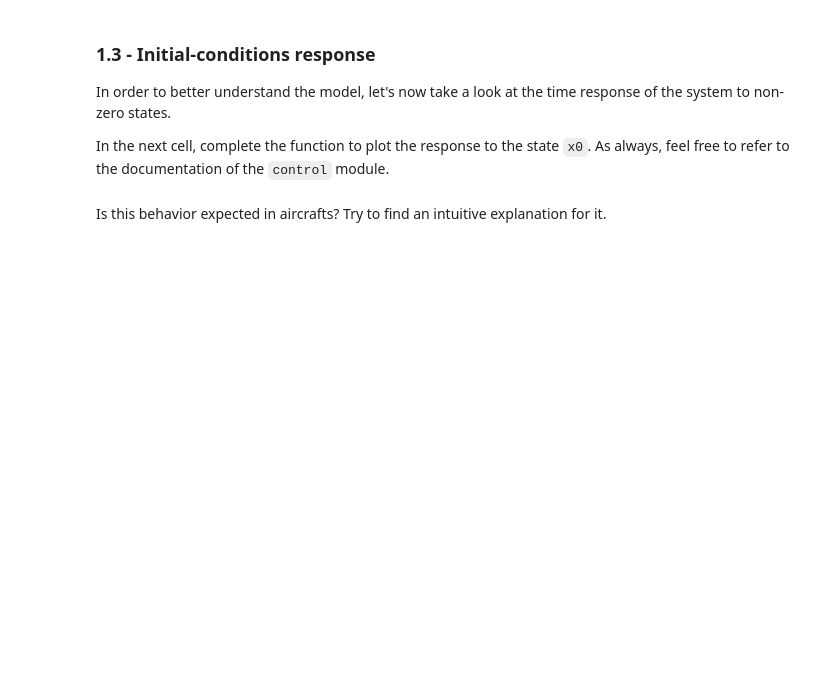
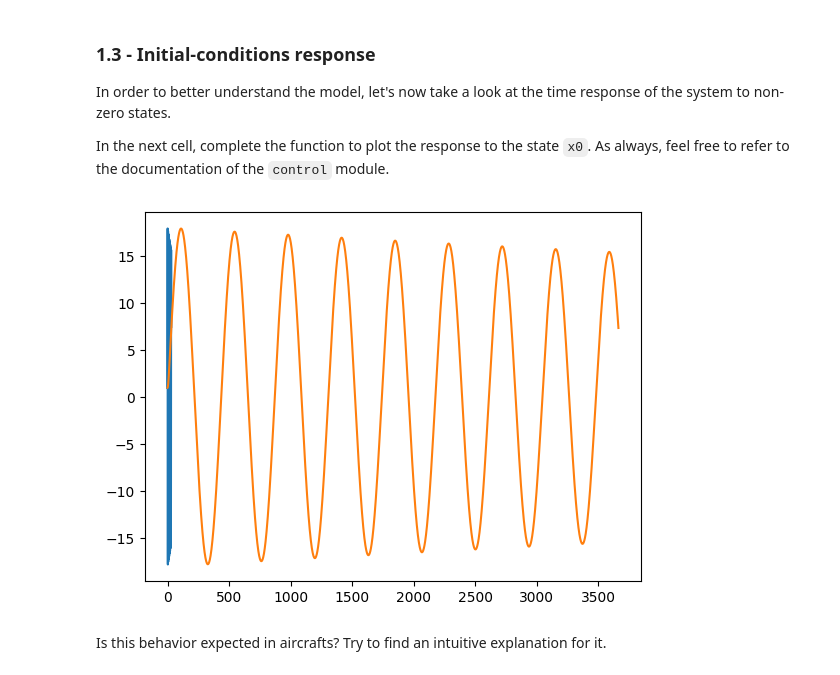
Before and after one commit to mariushlee/CS2-2024-notebooks, a Jupyter notebook: introduction/intro_case_studies.ipynb, the cells around one changed output. Drawn from its saved outputs; the diff is of its cells as text; code cells hidden in the pictures; blank space fills up the shorter version.

```diff
--- a/introduction/intro_case_studies.ipynb
+++ b/introduction/intro_case_studies.ipynb
@@ -64,11 +64,11 @@ def aircraft_state_space() -> ct.StateSpace:
     ])
 
     # TODO adapt the values of C and D
-    C = None
-    D = None
+    C = np.array([0,0,0,1])
+    D = 0
 
     # TODO replace the next line with your implementation
-    return None
+    return ct.StateSpace(A, B, C, D)
 # %% [markdown]
 You can run the following cell to test your implementation:
 # %%
@@ -98,13 +131,32 @@ In order to better understand the model, let's now take a look at the time respo
 In the next cell, complete the function to plot the response to the state `x0`. As always, feel free to refer to the documentation of the `control` module.
 # %%
 #TODO introduce a small perturbation by changing the value of x0 to a non-zero initial state
-x0 = np.array([0, 0, 0, 0])
+x0 = np.array([0.1, 100, 1, 1])
+
 
 
 def plot_initial_conditions_response(sys: ct.StateSpace, initial_conditions: np.array) -> None:
 
     # TODO replace next line with your implementation
-    pass
+    t = np.linspace(0, 30, 100000)
+    dt = 30/100000
+    x = x0
+    y = np.zeros((len(t),1))
+
+    for i in range(len(t)):
+        y[i] = sys.output(1,x)
+        x = x + dt*sys.dynamics(1,x)
+
+    y2 = ct.initial_response(sys, 30.0, initial_conditions)
+
+    plt.plot(t,y)
+    plt.plot(y2.outputs)
+    plt.show()
+
+
+plot_initial_conditions_response(aircraft_state_space(), x0)
+# %% [output]
+[figure, added]
 # %% [markdown]
 Is this behavior expected in aircrafts? Try to find an intuitive explanation for it.
 # %% [markdown]
```
Also changed, not shown: parts of 8 cells of this notebook, 1 other file.
